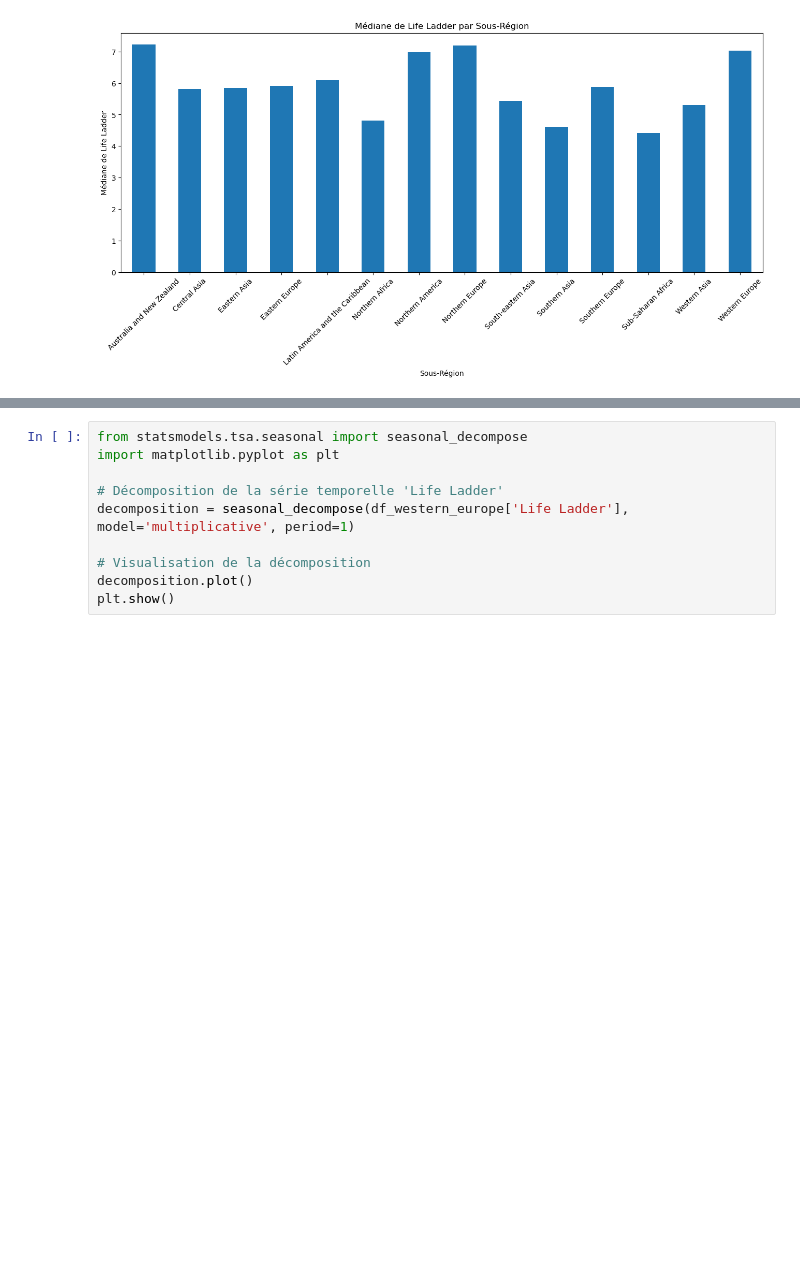
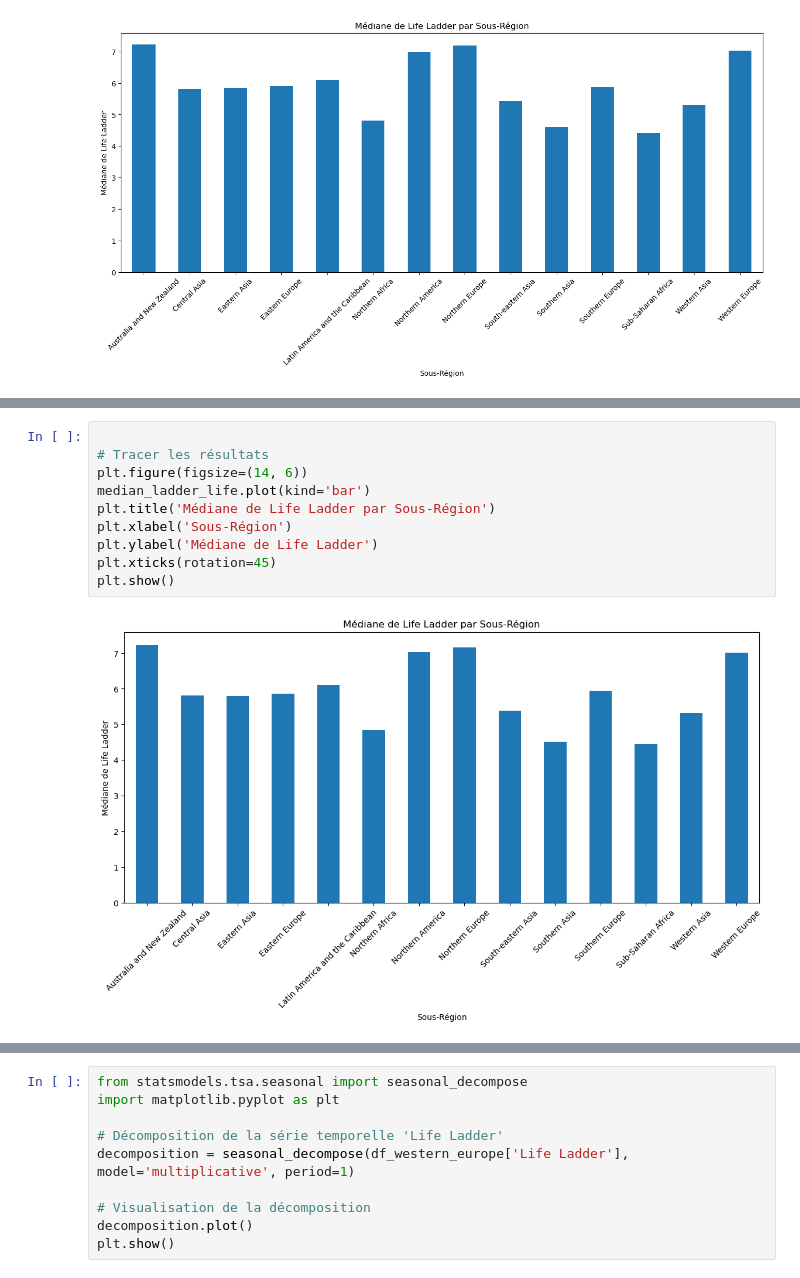
Before and after one commit to FerreJulien/Git-Analyse_du_bien_etre, a Jupyter notebook: Projets/serie_tempo.ipynb, the cells around one changed output, grey strips where cells are left out. Saved outputs shown, nothing was run; the diff lists cells and outputs as text; blank space fills up the shorter version.

```diff
--- a/Projets/serie_tempo.ipynb
+++ b/Projets/serie_tempo.ipynb
@@ -214,0 +361,12 @@ plt.show()
+# %%
+
+# Tracer les résultats
+plt.figure(figsize=(14, 6))
+median_ladder_life.plot(kind='bar')
+plt.title('Médiane de Life Ladder par Sous-Région')
+plt.xlabel('Sous-Région')
+plt.ylabel('Médiane de Life Ladder')
+plt.xticks(rotation=45)
+plt.show()
+# %% [output]
+[figure, added]
```
Also changed, not shown: parts of 97 cells of this notebook.
